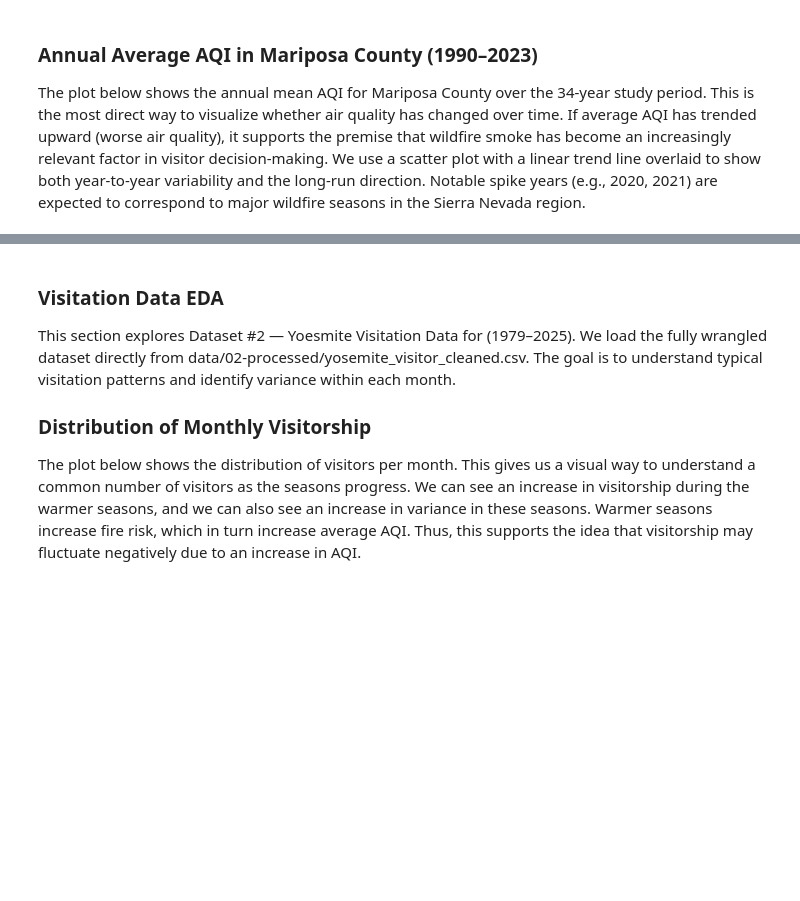
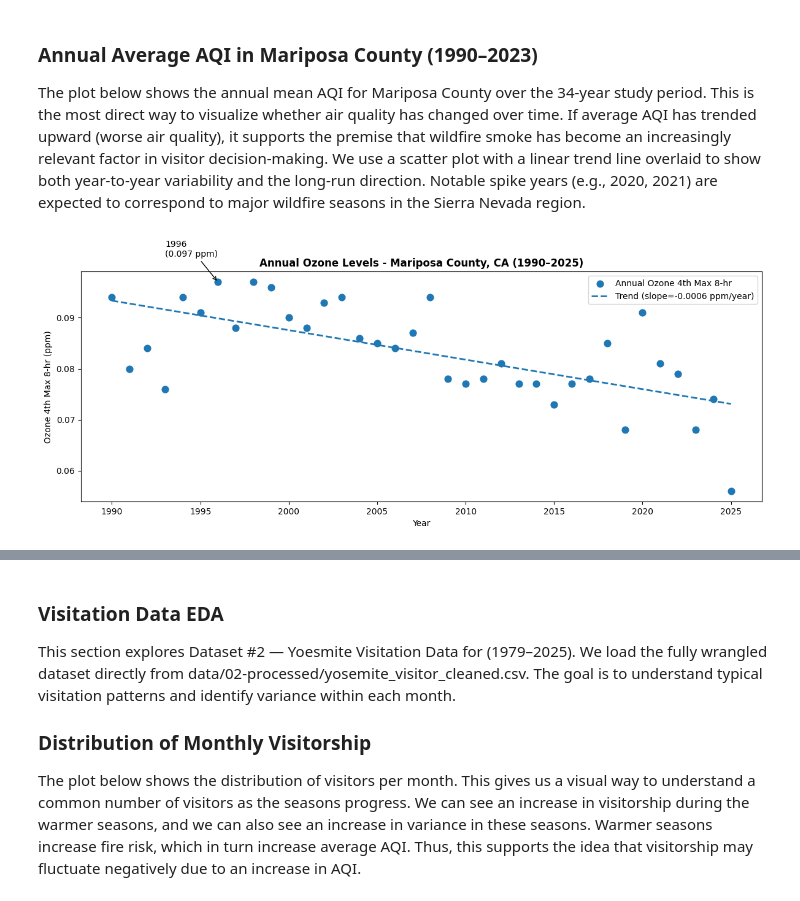
Before and after one commit to COGS108/Group046_WI26, a Jupyter notebook: 03-FinalProject.ipynb, the cells around one changed output, grey strips where cells are left out. Cells and saved outputs as stored; diff of their text form; code cells hidden in the pictures; blank space fills up the shorter version.

```diff
--- a/03-FinalProject.ipynb
+++ b/03-FinalProject.ipynb
@@ -578,59 +640,72 @@ The plot below shows the annual mean AQI for Mariposa County over the 34-year st
 # %%
 import pandas as pd
 import matplotlib.pyplot as plt
+import numpy as np
 import matplotlib.ticker as ticker
-import numpy as np
 
-# Load processed AQI data
-aqi = pd.read_csv('data/02-processed/mariposa_aqi.csv', parse_dates=['Date'])
-aqi['Year'] = aqi['Date'].dt.year
-annual_mean = aqi.groupby('Year')['AQI'].mean().reset_index()
+# load processed data
+aqi = pd.read_csv('data/02-processed/mariposa_aqi.csv')
 
-# Fit a linear trend line
-z = np.polyfit(annual_mean['Year'], annual_mean['AQI'], 1)
+# ensure year is integer
+aqi['Year'] = pd.to_numeric(aqi['Year'], errors='coerce')
+aqi = aqi.dropna(subset=['Year'])
+aqi['Year'] = aqi['Year'].astype(int)
+
+# use Ozone 8hr Max as primary air quality measure
+ozone = aqi[['Year', 'Ozone 8hr Max']].dropna().reset_index(drop=True)
+
+# fit linear trend line
+z = np.polyfit(ozone['Year'], ozone['Ozone 8hr Max'], 1)
 p = np.poly1d(z)
 
-# AQI category background bands
-category_bands = [
-    (0,   50,  '#00e400', 'Good'),
-    (51,  100, '#ffff00', 'Moderate'),
-    (101, 150, '#ff7e00', 'Unhealthy for Sensitive Groups'),
-]
-
+# create figure
 fig, ax = plt.subplots(figsize=(12, 5))
 
-for lo, hi, color, label in category_bands:
-    ax.axhspan(lo, hi, alpha=0.12, color=color, label=label)
+# scatter plot
+ax.scatter(
+    ozone['Year'],
+    ozone['Ozone 8hr Max'],
+    s=60,
+    zorder=3,
+    label='Annual Ozone 4th Max 8-hr'
+)
 
-# Scatter points
-ax.scatter(annual_mean['Year'], annual_mean['AQI'],
-           color='#2c7bb6', s=60, zorder=3, label='Annual Mean AQI')
+# trend line
+x_range = np.linspace(ozone['Year'].min(), ozone['Year'].max(), 200)
+ax.plot(
+    x_range,
+    p(x_range),
+    linestyle='--',
+    linewidth=2,
+    label=f'Trend (slope={z[0]:.4f} ppm/year)'
+)
 
-# Trend line
-x_range = np.linspace(annual_mean['Year'].min(), annual_mean['Year'].max(), 200)
-ax.plot(x_range, p(x_range), color='#d7191c', linewidth=2,
-        linestyle='--', label=f'Trend (slope={z[0]:.2f}/yr)')
+# annotate worst year
+worst = ozone.loc[ozone['Ozone 8hr Max'].idxmax()]
+ax.annotate(
+    f"{int(worst['Year'])}\n({worst['Ozone 8hr Max']:.3f} ppm)",
+    xy=(worst['Year'], worst['Ozone 8hr Max']),
+    xytext=(worst['Year'] - 3, worst['Ozone 8hr Max'] + 0.005),
+    arrowprops=dict(arrowstyle='->')
+)
 
-# Annotate worst year
-worst = annual_mean.loc[annual_mean['AQI'].idxmax()]
-ax.annotate(f"{int(worst['Year'])}\n(AQI={worst['AQI']:.0f})",
-            xy=(worst['Year'], worst['AQI']),
-            xytext=(worst['Year'] - 3, worst['AQI'] + 3),
-            fontsize=9, color='#d7191c',
-            arrowprops=dict(arrowstyle='->', color='#d7191c'))
+# labels and formatting
+ax.set_xlabel('Year')
+ax.set_ylabel('Ozone 4th Max 8-hr (ppm)')
+ax.set_title('Annual Ozone Levels - Mariposa County, CA (1990–2025)',
+             fontweight='bold')
+ax.xaxis.set_major_locator(ticker.MultipleLocator(5))
+ax.legend()
 
-ax.set_xlabel('Year', fontsize=12)
-ax.set_ylabel('Mean AQI', fontsize=12)
-ax.set_title('Annual Average Air Quality Index - 2014 Mariposa County, CA (1990–2023)',
-             fontsize=13, fontweight='bold')
-ax.xaxis.set_major_locator(ticker.MultipleLocator(5))
-ax.legend(loc='upper left', fontsize=9)
-ax.set_ylim(0, annual_mean['AQI'].max() + 10)
 plt.tight_layout()
-plt.savefig('data/02-processed/aqi_trend.png', dpi=150, bbox_inches='tight')
+plt.savefig('data/02-processed/ozone_trend.png', dpi=150, bbox_inches='tight')
 plt.show()
 
-print(f'Overall trend: {z[0]:+.3f} AQI units per year')
-print(f'Worst year:  {int(worst["Year"])} (mean AQI = {worst["AQI"]:.1f})')
-print(f'Best year:   {int(annual_mean.loc[annual_mean["AQI"].idxmin(), "Year"])} '
-      f'(mean AQI = {annual_mean["AQI"].min():.1f})')
+# print summary
+best = ozone.loc[ozone['Ozone 8hr Max'].idxmin()]
+
+print(f"Overall trend: {z[0]:+.4f} ppm per year")
+print(f"Worst year:  {int(worst['Year'])} ({worst['Ozone 8hr Max']:.3f} ppm)")
+print(f"Best year:   {int(best['Year'])} ({best['Ozone 8hr Max']:.3f} ppm)")
+# %% [output]
+[figure, added]
```
Also changed, not shown: parts of 15 cells of this notebook.
